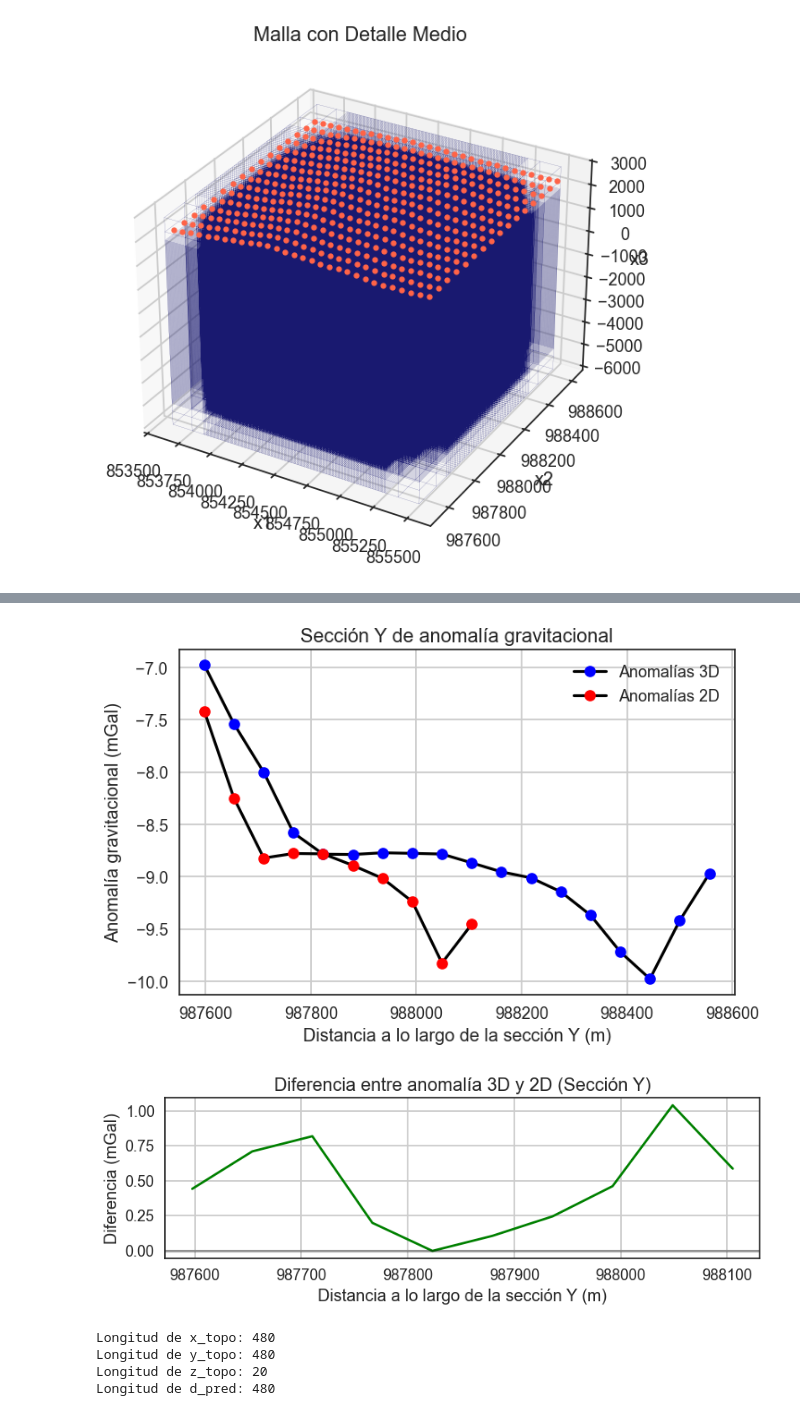
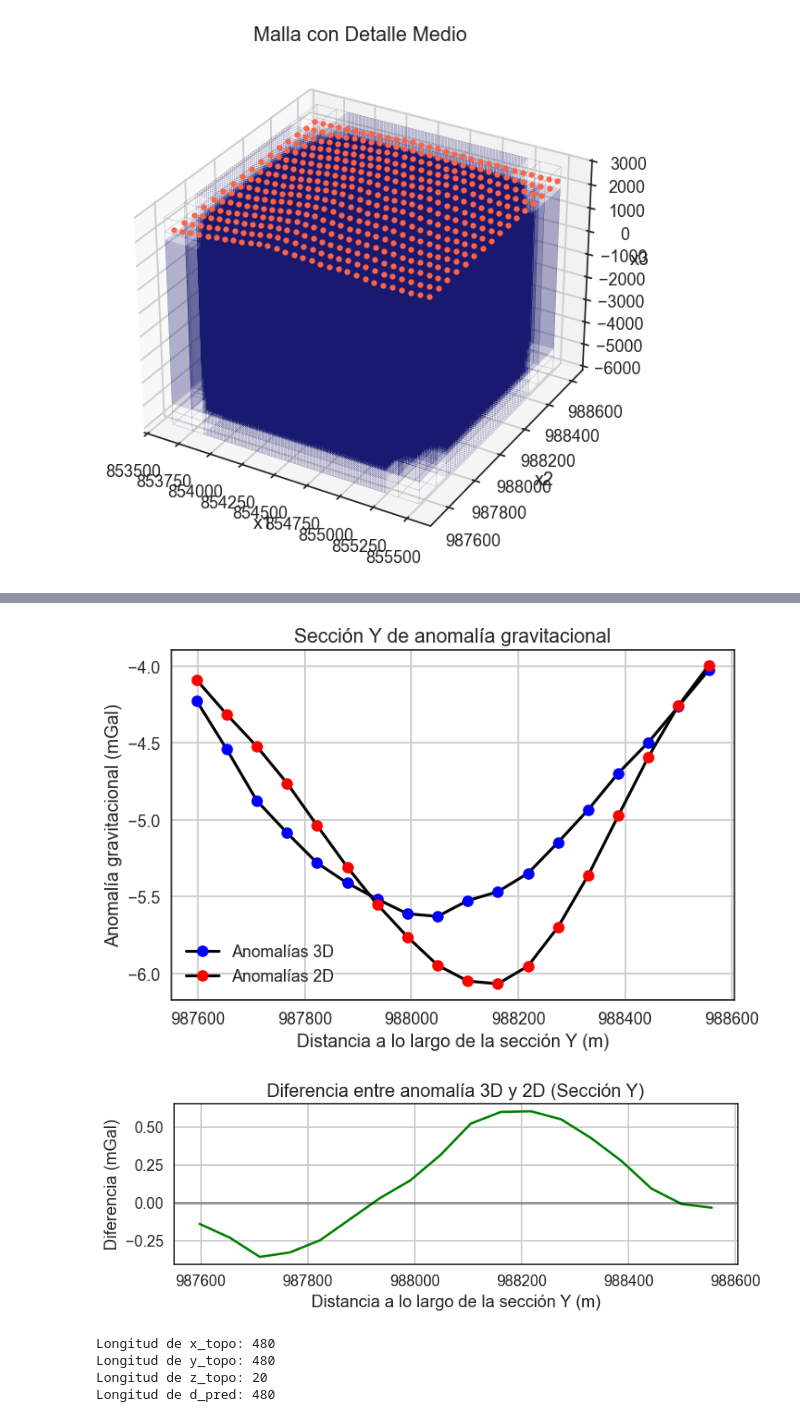
Before and after one commit to GabrielMoreno09/VCM-Project, a Jupyter notebook: Inversion&Modelamiento_VCM/Modelamiento_directo/Modelamiento_SimPEG (4).ipynb, the cells around one changed output, grey strips where cells are left out. Saved outputs shown, nothing was run; the diff lists cells and outputs as text; code cells hidden in the pictures.

```diff
--- a/Inversion&Modelamiento_VCM/Modelamiento_directo/Modelamiento_SimPEG (4).ipynb
+++ b/Inversion&Modelamiento_VCM/Modelamiento_directo/Modelamiento_SimPEG (4).ipynb
@@ -267,0 +267,3 @@ MemoryError: Unable to allocate 1.19 GiB for an array with shape (107, 499225, 3
+# %%
+#Computar Tensor Mesh y el modelo geológico
+sol_block = gp.compute_model_at(geo_model, meshes.gridCC)
@@ -280,7 +291,7 @@ MemoryError: Unable to allocate 1.19 GiB for an array with shape (107, 499225, 3
 # %%
 # Definir los valores de contraste de densidad para cada unidad en g/cm³
 
-background_density = 2.75
+background_density = 2.79
 
 densities = {
     0: background_density,  # Densidad del complejo metamórfico (g/cm³) #2.9
@@ -305,7 +316,7 @@ model = np.zeros(nC)
 
 # Mapear los valores de contraste de densidad del modelo GemPy al modelo SimPEG
 for i, density in densities.items():
-    ind_lith = lith_block[ind_active] == i
+    ind_lith = sol_block[ind_active] == i
     model[ind_lith] = density - background_density
 # %%
 # Visualizar el modelo de contraste de densidad
@@ -489,7 +503,10 @@ plt.show()
 # %%
 # Definir la línea de sección (sección Y)
-x_start, y_start = 854892, 987541  # Coordenadas de inicio
-x_end, y_end = 854892, 988613  # Coordenadas de fin
+# x_start, y_start = 854892, 987541  # Coordenadas de inicio
+# x_end, y_end = 854892, 988613  # Coordenadas de fin
+
+x_start, y_start = 854250, 987541  # Coordenadas de inicio
+x_end, y_end = 854250, 988613  # Coordenadas de fin
 
 # Crear puntos a lo largo de la línea de sección
 num_points = 20
@@ -533,35 +550,35 @@ simulation_2d = gravity.simulation.Simulation3DIntegral(
     rhoMap=maps.IdentityMap(nP=model.size),
     ind_active=ind_active,
 )
 d_pred_2d = simulation_2d.dpred(model)
 
 # Graficar los resultados
 plt.figure(figsize=(8, 5))
 plt.plot(distance, (z_section), color='black', marker="o", markerfacecolor='blue', label="Anomalías 3D")
 plt.plot(distance, (-d_pred_2d), color='black', marker="o", markerfacecolor='red', label="Anomalías 2D")
 plt.xlabel('Distancia a lo largo de la sección Y (m)')
 plt.ylabel('Anomalía gravitacional (mGal)')
 plt.title('Sección Y de anomalía gravitacional')
 plt.legend()
 plt.grid(True)
 # plt.savefig('comparacion_anomalia_2D_vs_3D_seccion_Y.png', dpi=300)
 plt.show()
 
 # Calcular y mostrar la diferencia entre ambas respuestas
 diff = z_section - (-d_pred_2d)
 plt.figure(figsize=(8, 3))
 plt.plot(distance, diff, 'g-', linewidth=2)
 plt.xlabel('Distancia a lo largo de la sección Y (m)')
 plt.ylabel('Diferencia (mGal)')
 plt.title('Diferencia entre anomalía 3D y 2D (Sección Y)')
 plt.grid(True)
 plt.axhline(y=0, color='k', linestyle='-', alpha=0.3)
 plt.tight_layout()
 # plt.savefig('diferencia_anomalia_2D_vs_3D_seccion_Y.png', dpi=300)
 plt.show()
 # %% [output]
-[figure, old version]
+[figure, new version]
-[figure, old version]
+[figure, new version]
 # %%
 print("Longitud de x_topo:", len(x_topo))
 print("Longitud de y_topo:", len(y_topo))
```
Also changed, not shown: parts of 17 cells of this notebook, 16 other files.
